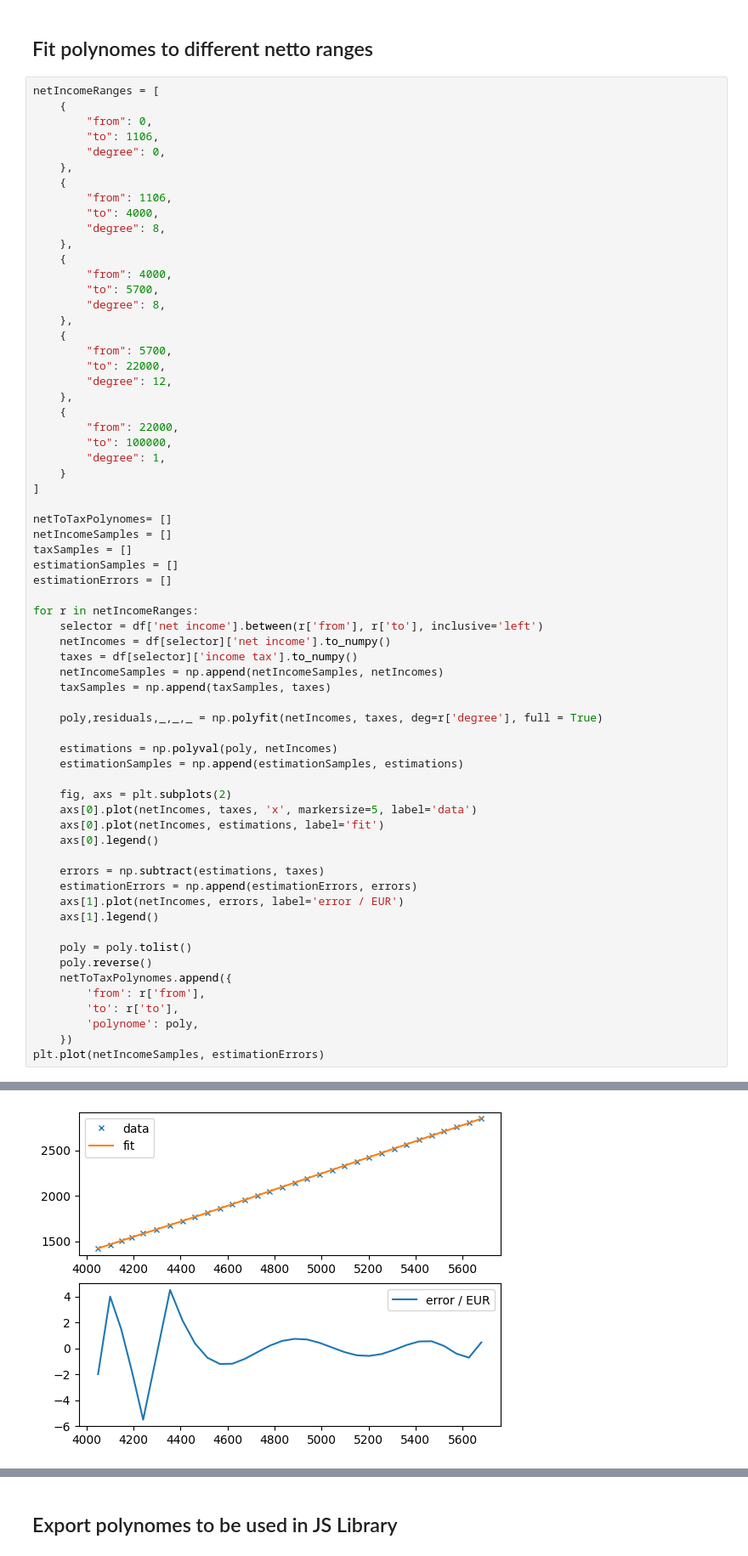
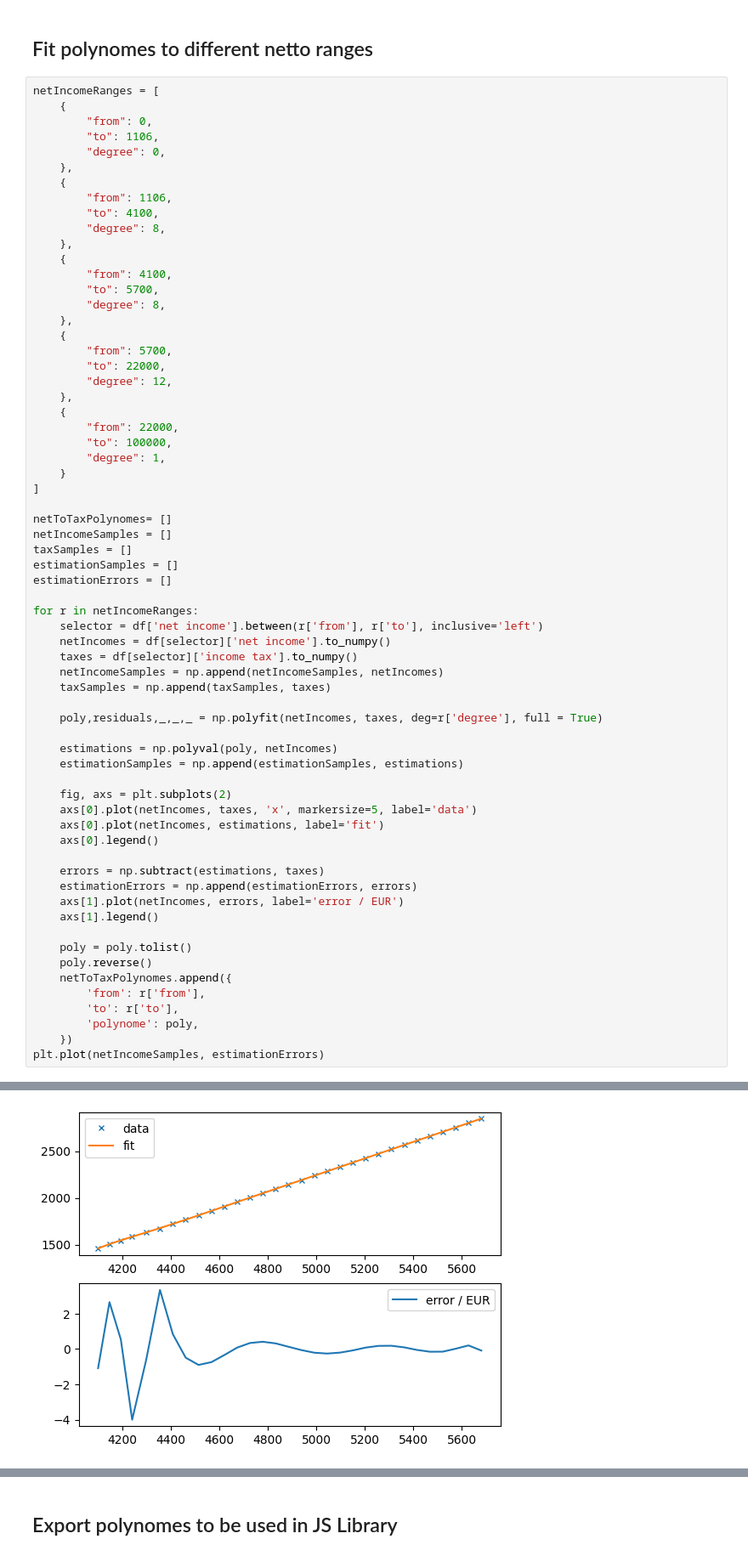
Before and after one commit to olgen/tax-calc-de, a Jupyter notebook: src/estimations.ipynb, the cells around one changed output, grey strips where cells are left out. Shown: that part at 85% size. Saved outputs shown, nothing was run; the diff lists cells and outputs as text.

```diff
--- a/src/estimations.ipynb
+++ b/src/estimations.ipynb
@@ -26,11 +26,11 @@ netIncomeRanges = [
     },
     {
         "from": 1106,
-        "to": 4000,
+        "to": 4100,
         "degree": 8,
     },
     {
-        "from": 4000,
+        "from": 4100,
         "to": 5700,
         "degree": 8,
     },
@@ -89,2 +89,2 @@ plt.plot(netIncomeSamples, estimationErrors)
-[figure, old version]
+[figure, new version]
 [figure]
```
Also changed, not shown: parts of 6 cells of this notebook.
